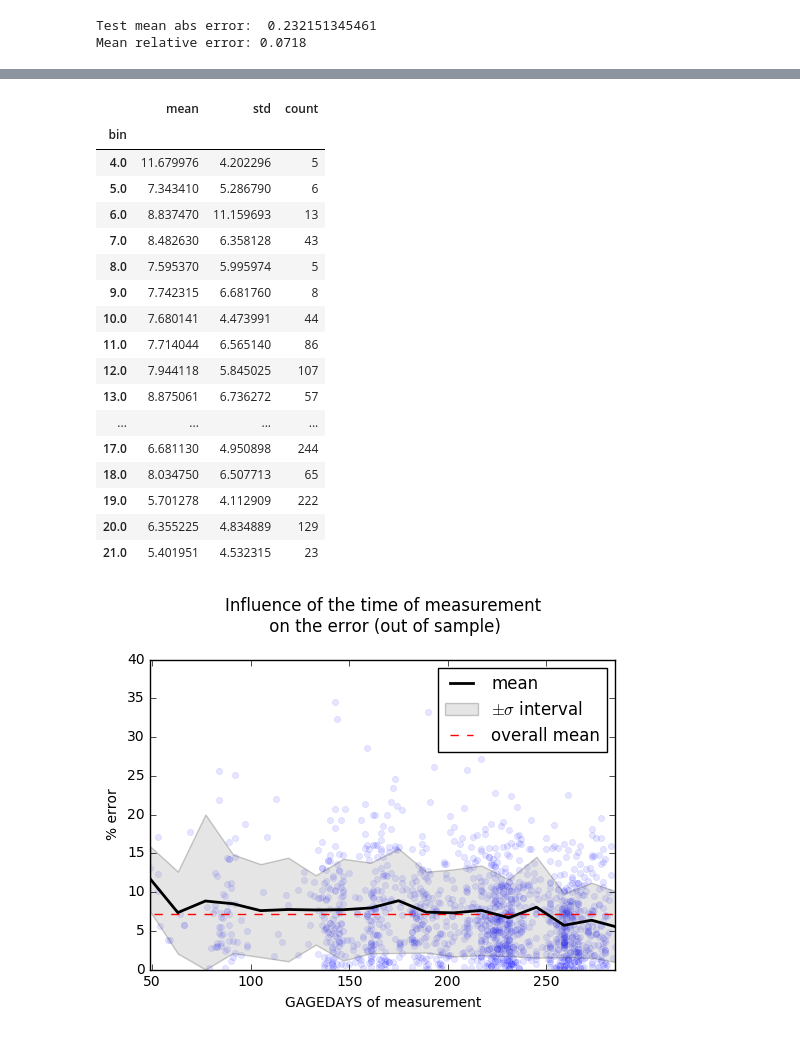
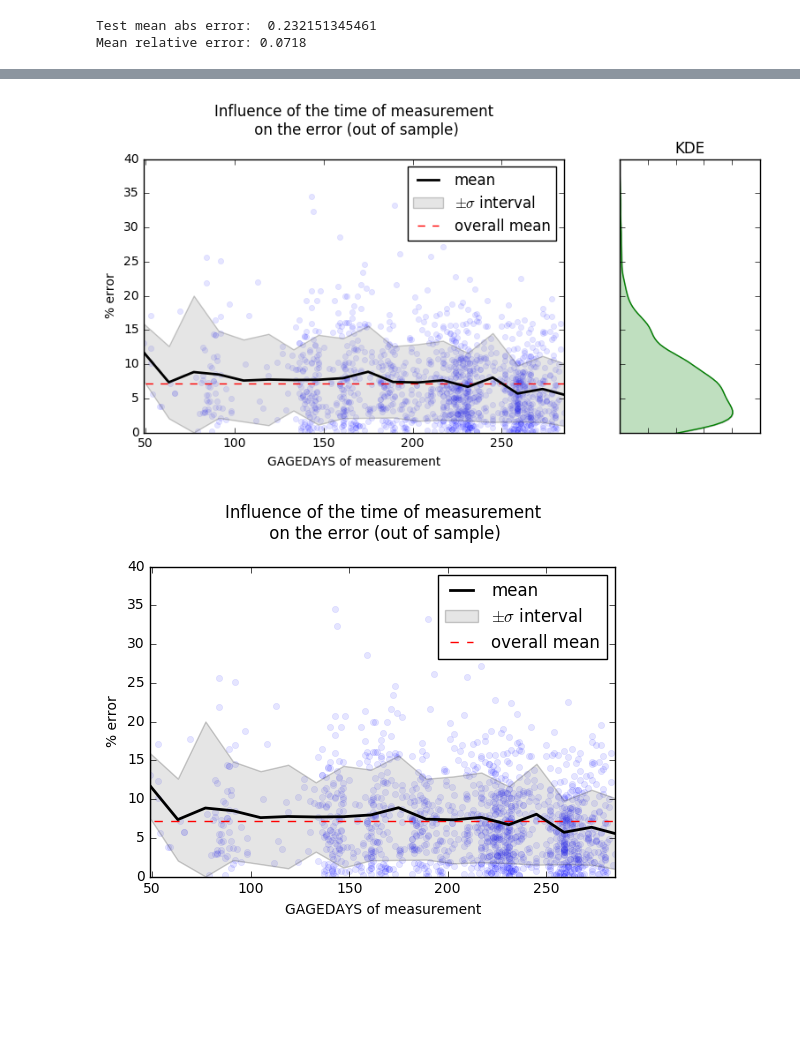
Before and after one commit to partmor/ODSC16-Hackathon, a Jupyter notebook: benchmark.ipynb, the cells around one changed output, grey strips where cells are left out. Cells and saved outputs as stored; diff of their text form; code cells hidden in the pictures; blank space fills up the shorter version.

```diff
--- a/benchmark.ipynb
+++ b/benchmark.ipynb
@@ -57,0 +57,4 @@ df_m = df.copy()
+# %%
+df_m = df.merge(df.groupby('SUBJID')[['SUBJID']].count(),
+                  how='left',left_on='SUBJID',right_index=True,suffixes=('', '_count'))
+df_m.head()
@@ -89,8 +87,9 @@ x_train, y_train = X[train_idx], Y[train_idx]
 x_test, y_test = X[test_idx], Y[test_idx]
 
 groups_for_cv = x_train[:,0]
-x_train = x_train[:,1:]
-x_test = x_test[:,1:]
+no_of_measurements = x_test[:,-1]
+x_train = x_train[:,1:-1]
+x_test = x_test[:,1:-1]
 # %% [markdown]
 ### CV strategy
 # %%
@@ -192,34 +181,44 @@ plt.legend();
 # %%
+t = x_test[:,4]
 week_bins = np.digitize(x=t, bins=np.arange(0,t.max(),14))
-
+data_plot = pd.DataFrame({'t':t, 'pct_error':pct_error, 'no_of_measurements': no_of_measurements.astype(int)})
 pct_error_binned_df = pd.DataFrame(np.concatenate((pct_error.reshape(-1,1),week_bins.reshape(-1,1)),axis=1),
                                 columns=['y_test','bin'])
+pct_error_binned_df = pct_error_binned_df.groupby('bin').agg([np.mean,np.std,'count'])
+pct_error_binned_df.columns = pct_error_binned_df.columns.droplevel()
+reescaled_x = pct_error_binned_df.index.to_series().values*14-7
-# %%
-pct_error_binned_df = pct_error_binned_df.groupby('bin').agg([np.mean,np.std,'count'])
-pct_error_binned_df.columns = pct_error_binned_df.columns.droplevel()
-pct_error_binned_df
-# %% [output]
-|  | mean | std | count |
-| bin |  |  |  |
-| 4.0 | 11.679976 | 4.202296 | 5 |
-| 5.0 | 7.343410 | 5.286790 | 6 |
-| 6.0 | 8.837470 | 11.159693 | 13 |
-| 7.0 | 8.482630 | 6.358128 | 43 |
-| 8.0 | 7.595370 | 5.995974 | 5 |
-| 9.0 | 7.742315 | 6.681760 | 8 |
-| 10.0 | 7.680141 | 4.473991 | 44 |
-| 11.0 | 7.714044 | 6.565140 | 86 |
-| 12.0 | 7.944118 | 5.845025 | 107 |
-| 13.0 | 8.875061 | 6.736272 | 57 |
-| ... | ... | ... | ... |
-| 17.0 | 6.681130 | 4.950898 | 244 |
-| 18.0 | 8.034750 | 6.507713 | 65 |
-| 19.0 | 5.701278 | 4.112909 | 222 |
-| 20.0 | 6.355225 | 4.834889 | 129 |
-| 21.0 | 5.401951 | 4.532315 | 23 |
 # %%
 times_sigma = 1
 pct_error_binned_df['upper'] = pct_error_binned_df['mean'] + times_sigma*pct_error_binned_df['std']
 pct_error_binned_df['lower'] = pct_error_binned_df['mean'] - times_sigma*pct_error_binned_df['std']
 pct_error_binned_df['lower'] *= pct_error_binned_df['lower'] > 0
+# %%
+fig = plt.figure(figsize=(9,4))
+gs = gridspec.GridSpec(1,2,width_ratios=[3,1])
+
+ax = plt.subplot(gs[0])
+ax2 = plt.subplot(gs[1])
+
+sns.regplot(x=t,y=pct_error, scatter_kws={'alpha':0.1},fit_reg=False,ax=ax)
+ax.plot(reescaled_x,pct_error_binned_df['mean'],label='mean',lw=2,color='k')
+ax.fill_between(reescaled_x, pct_error_binned_df['lower'], pct_error_binned_df['upper'],
+                 facecolor='grey', alpha=0.2, label=r'$\pm \sigma$ interval')
+ax.set_xlim(t.min(),t.max())
+ax.set_ylim(0,40)
+ax.set_xlabel('GAGEDAYS of measurement')
+ax.set_ylabel('% error')
+ax.set_title('Influence of the time of measurement\n on the error (out of sample)\n')
+ax.hlines(mean_pct_error,xmin=0,xmax=350,colors='r',linestyles='dashed',label='overall mean')
+ax.legend()
+
+sns.kdeplot(pct_error, vertical=True,legend=False, shade=True, lw=1, ax=ax2)
+ax2.set_title('KDE')
+ax2.set_ylabel('')
+ax2.set_ylim(0,40)
+ax2.set_xlim(0,0.1)
+plt.setp(ax2.get_yticklabels(), visible=False)
+plt.setp(ax2.get_xticklabels(), visible=False)
+plt.show();
+# %% [output]
+[figure, added]
 # %%
```
Also changed, not shown: parts of 13 cells of this notebook, 3 other files.
